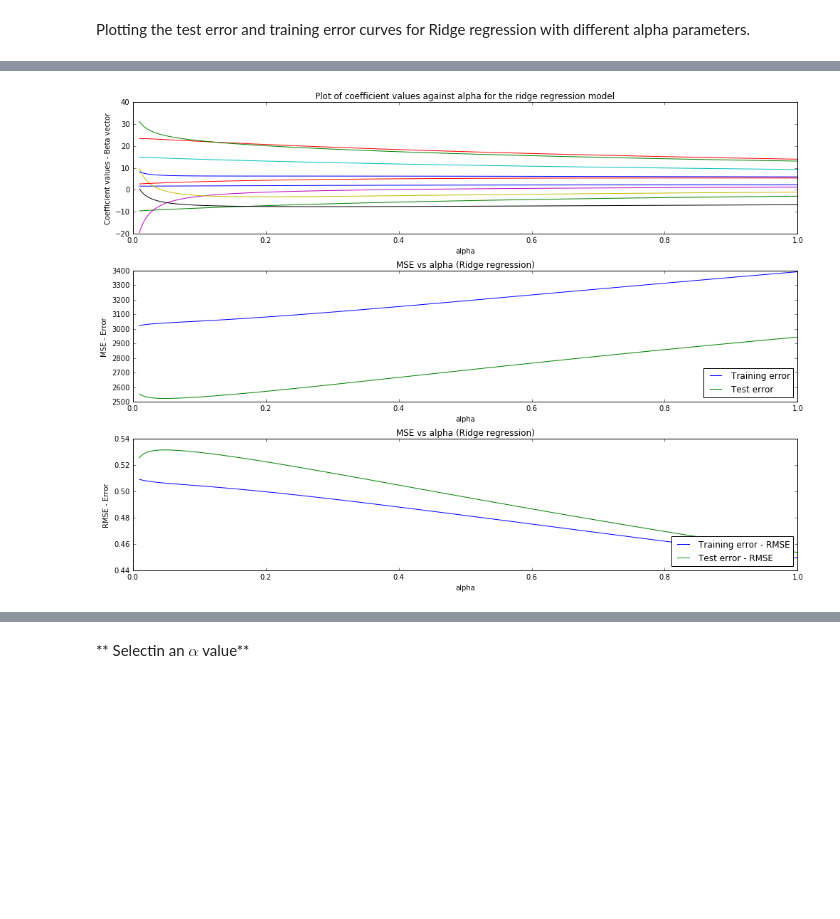
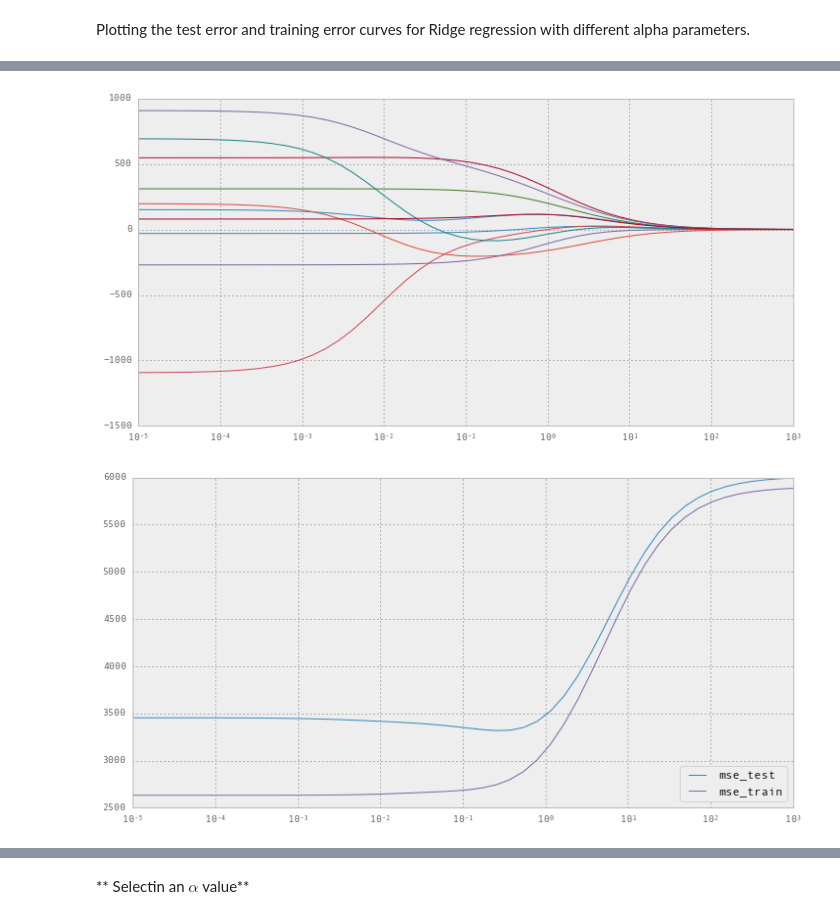
Before and after one commit to EloisaElias/Elo_portfolio, a Jupyter notebook: 16_Regularization_Regression.ipynb, the cells around one changed output, grey strips where cells are left out. Cells and saved outputs as stored; diff of their text form; code cells hidden in the pictures; blank space fills up the shorter version.

```diff
--- a/16_Regularization_Regression.ipynb
+++ b/16_Regularization_Regression.ipynb
@@ -135,2 +434,43 @@ Plotting the test error and training error curves for Ridge regression with diff
+# %%
+def ridge_plot(X, y):
+    X_train, X_test, y_train, y_test = train_test_split(X,y, test_size=0.3)
+    features = X.shape[1]
+    alphas = np.logspace(-5, 3)
+
+    mse_train = []
+    mse_test = []
+
+    parameters = np.zeros((len(alphas), features))
+
+    for i, alpha in enumerate(alphas):
+        fit = Ridge(alpha=alpha, normalize=True).fit(X_train, y_train)
+        parameters[i] = fit.coef_
+        predict_test = fit.predict(X_test)
+        predict_train = fit.predict(X_train)
+        mse_train.append(sklearn.metrics.mean_squared_error(y_train, predict_train))
+        mse_test.append(sklearn.metrics.mean_squared_error(y_test, predict_test))
+
+    fig = plt.figure(figsize=(12, 6))
+
+    for parameter in parameters.T:
+        plt.plot(alphas, parameter)
+
+    ax = fig.add_subplot(1, 1, 1)
+    ax.set_xscale('log')
+    plt.show()
+
+    fig = plt.figure(figsize=(12, 6))
+    plt.plot(alphas, mse_test, label='mse_test')
+    plt.plot(alphas, mse_train, label='mse_train')
+    plt.legend(loc='lower right')
+
+    ax = fig.add_subplot(1,1,1)
+
+    ax.set_xscale('log')
+# %%
+ridge_plot(X, y)
+# %% [output]
+[figure, added]
+[figure, added]
 # %%
 
@@ -198,4 +537,0 @@ def ridge_alpha_mse_rmse_betavec_plot(X, X_train, X_test, y_train):
-# %%
-alfa, tra_MSE, tes_MSE, tra_RMSE, tes_RMSE = ridge_alpha_mse_rmse_betavec_plot(X, X_train, X_test, y_train)
-# %% [output]
-[figure, removed]
```
Also changed, not shown: parts of 40 cells of this notebook.
